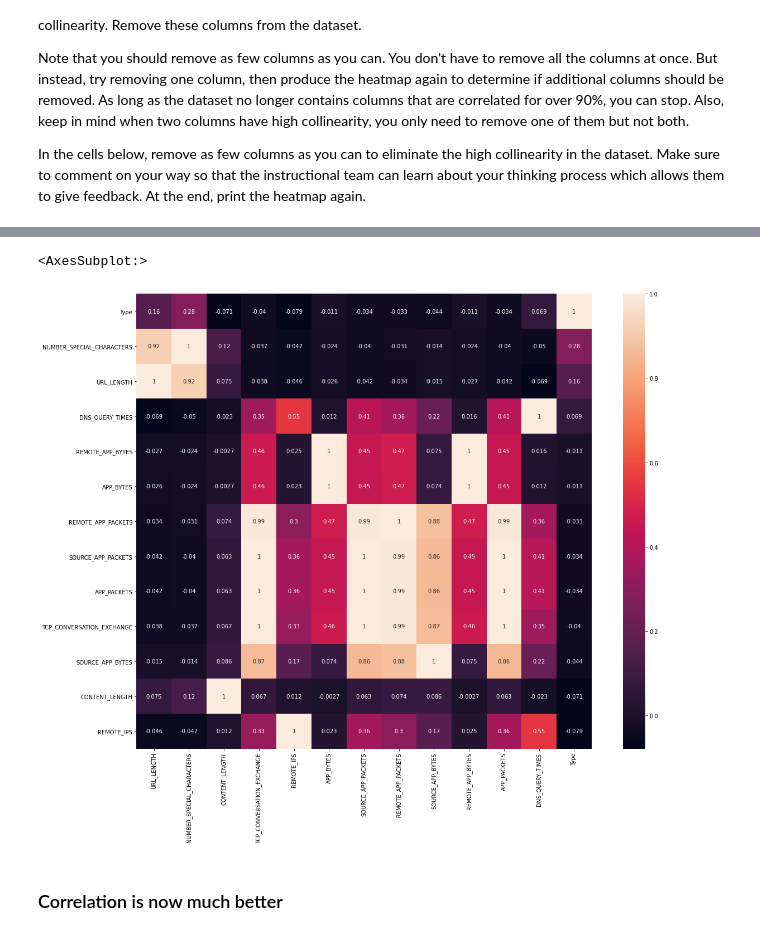
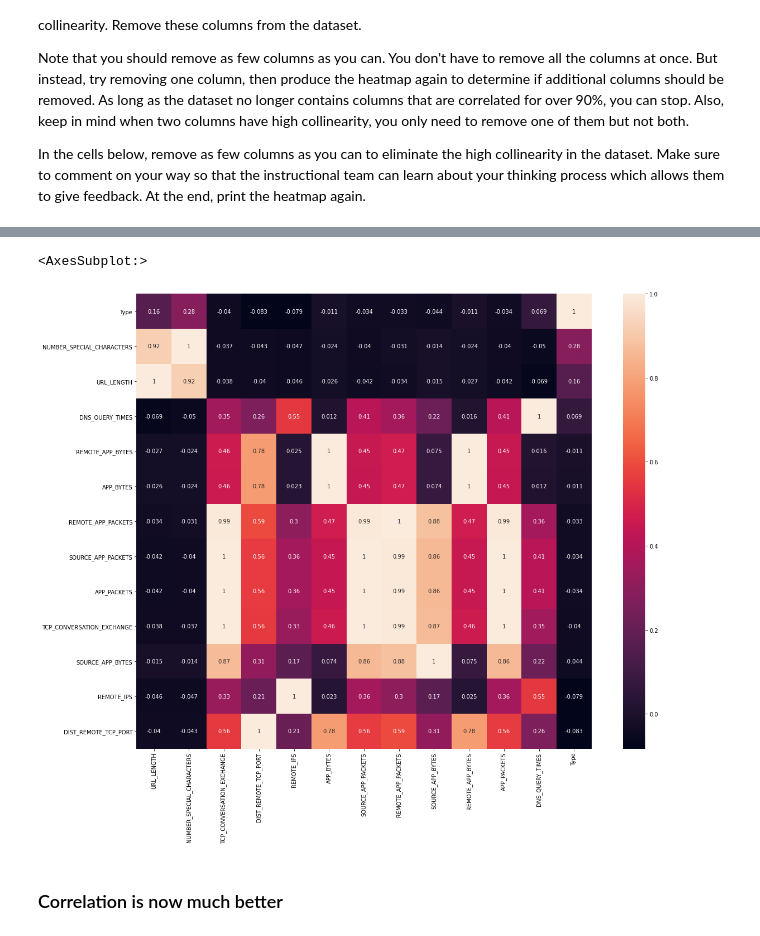
Before and after one commit to Ironhack-Data-Madrid-Febrero-2021/lab-supervised-learning, a Jupyter notebook: your-code/main.ipynb, the cells around one changed output, grey strips where cells are left out. Saved outputs shown, nothing was run; the diff lists cells and outputs as text; code cells hidden in the pictures.

```diff
--- a/your-code/main.ipynb
+++ b/your-code/main.ipynb
@@ -198,7 +192,7 @@ In the cells below, remove as few columns as you can to eliminate the high colli
 # %%
 ## We delete the column with worst correlation with Type
 
-data= websites.drop("DIST_REMOTE_TCP_PORT", axis=1, inplace=False)
-corr = data.corr().sort_values('Type', ascending=False)
-corr
+data= websites.drop("CONTENT_LENGTH", axis=1, inplace=False)
+corr_2 = data.corr().sort_values('Type', ascending=False)
+corr_2
 # %% [output]
@@ -219,10 +213,10 @@ corr
 # %%
 plt.subplots(figsize=(20,15))
 
-sns.heatmap(corr, square=True,annot=True, annot_kws={"size": 10})
+sns.heatmap(corr_2, square=True,annot=True, annot_kws={"size": 10})
 # %% [output]
 <AxesSubplot:>
-[figure, old version]
+[figure, new version]
 # %% [markdown]
 ### Correlation is now much better
 # %% [markdown]
```
Also changed, not shown: parts of 22 cells of this notebook.
